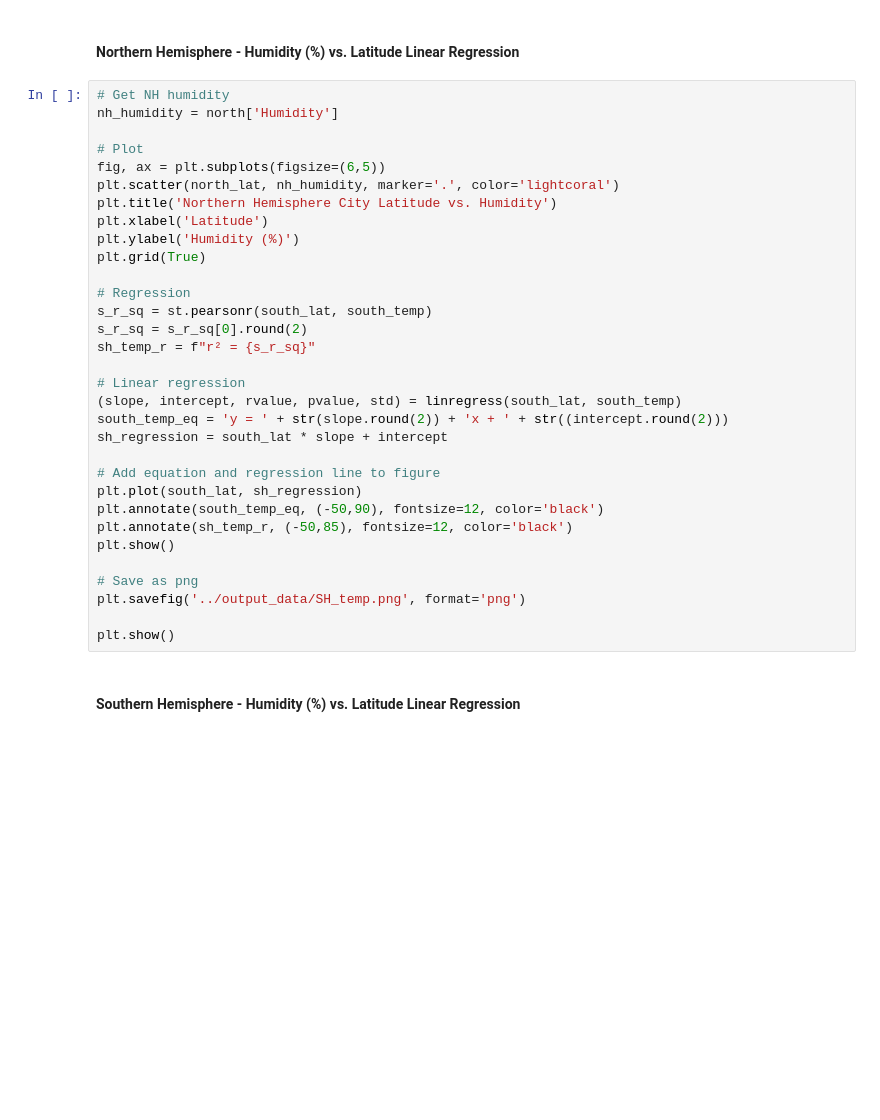
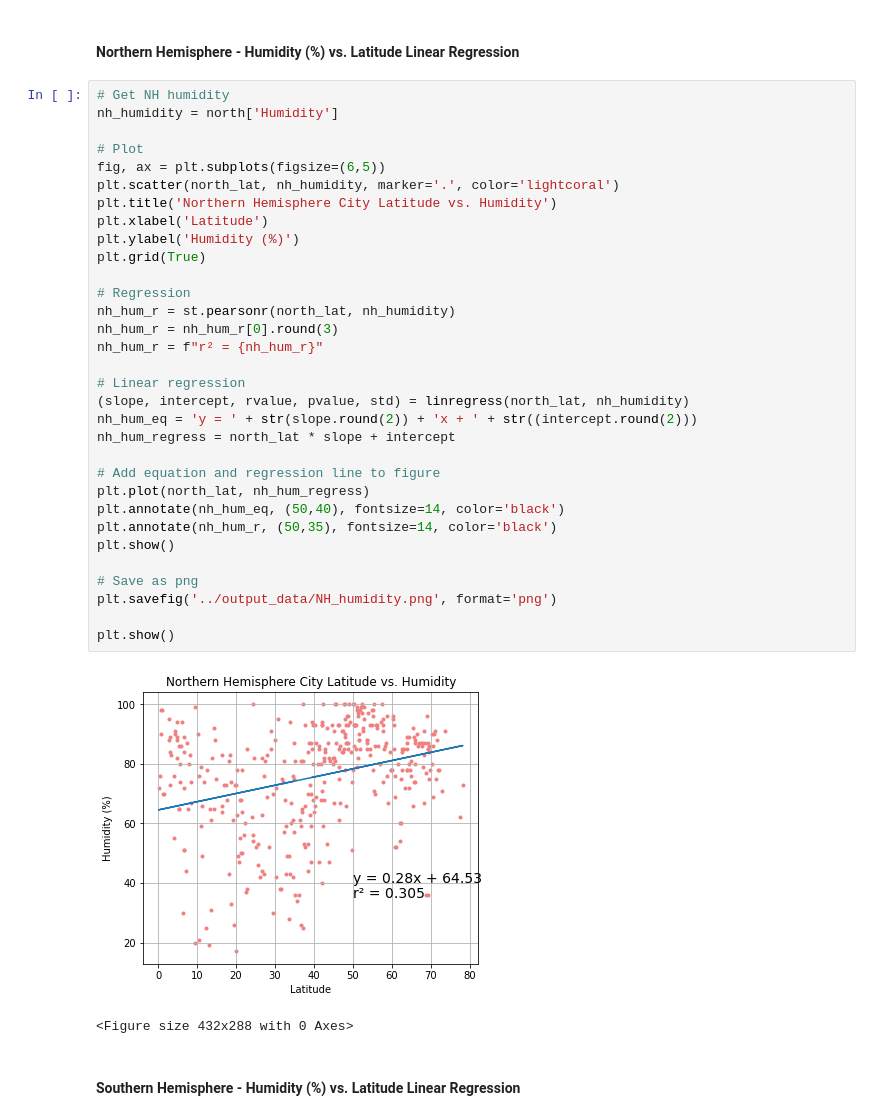
Before and after one commit to Mvhaynes/APIs, a Jupyter notebook: starter_code/WeatherPy.ipynb, the cells around one changed output. Drawn from its saved outputs; the diff is of its cells as text; blank space fills up the shorter version.

```diff
--- a/starter_code/WeatherPy.ipynb
+++ b/starter_code/WeatherPy.ipynb
@@ -386,34 +386,37 @@ plt.show()
 # %%
 # Get NH humidity
 nh_humidity = north['Humidity']
 
 # Plot
 fig, ax = plt.subplots(figsize=(6,5))
 plt.scatter(north_lat, nh_humidity, marker='.', color='lightcoral')
 plt.title('Northern Hemisphere City Latitude vs. Humidity')
 plt.xlabel('Latitude')
 plt.ylabel('Humidity (%)')
 plt.grid(True)
 
 # Regression
-s_r_sq = st.pearsonr(south_lat, south_temp)
-s_r_sq = s_r_sq[0].round(2)
-sh_temp_r = f"r² = {s_r_sq}"
+nh_hum_r = st.pearsonr(north_lat, nh_humidity)
+nh_hum_r = nh_hum_r[0].round(3)
+nh_hum_r = f"r² = {nh_hum_r}"
 
 # Linear regression
-(slope, intercept, rvalue, pvalue, std) = linregress(south_lat, south_temp)
-south_temp_eq = 'y = ' + str(slope.round(2)) + 'x + ' + str((intercept.round(2)))
-sh_regression = south_lat * slope + intercept
+(slope, intercept, rvalue, pvalue, std) = linregress(north_lat, nh_humidity)
+nh_hum_eq = 'y = ' + str(slope.round(2)) + 'x + ' + str((intercept.round(2)))
+nh_hum_regress = north_lat * slope + intercept
 
 # Add equation and regression line to figure
-plt.plot(south_lat, sh_regression)
-plt.annotate(south_temp_eq, (-50,90), fontsize=12, color='black')
-plt.annotate(sh_temp_r, (-50,85), fontsize=12, color='black')
+plt.plot(north_lat, nh_hum_regress)
+plt.annotate(nh_hum_eq, (50,40), fontsize=14, color='black')
+plt.annotate(nh_hum_r, (50,35), fontsize=14, color='black')
 plt.show()
 
 # Save as png
-plt.savefig('../output_data/SH_temp.png', format='png')
+plt.savefig('../output_data/NH_humidity.png', format='png')
 
 plt.show()
+# %% [output]
+[figure, added]
+<Figure size 432x288 with 0 Axes>
 # %% [markdown]
 ####  Southern Hemisphere - Humidity (%) vs. Latitude Linear Regression
```
Also changed, not shown: parts of 2 cells of this notebook, 3 other files.
